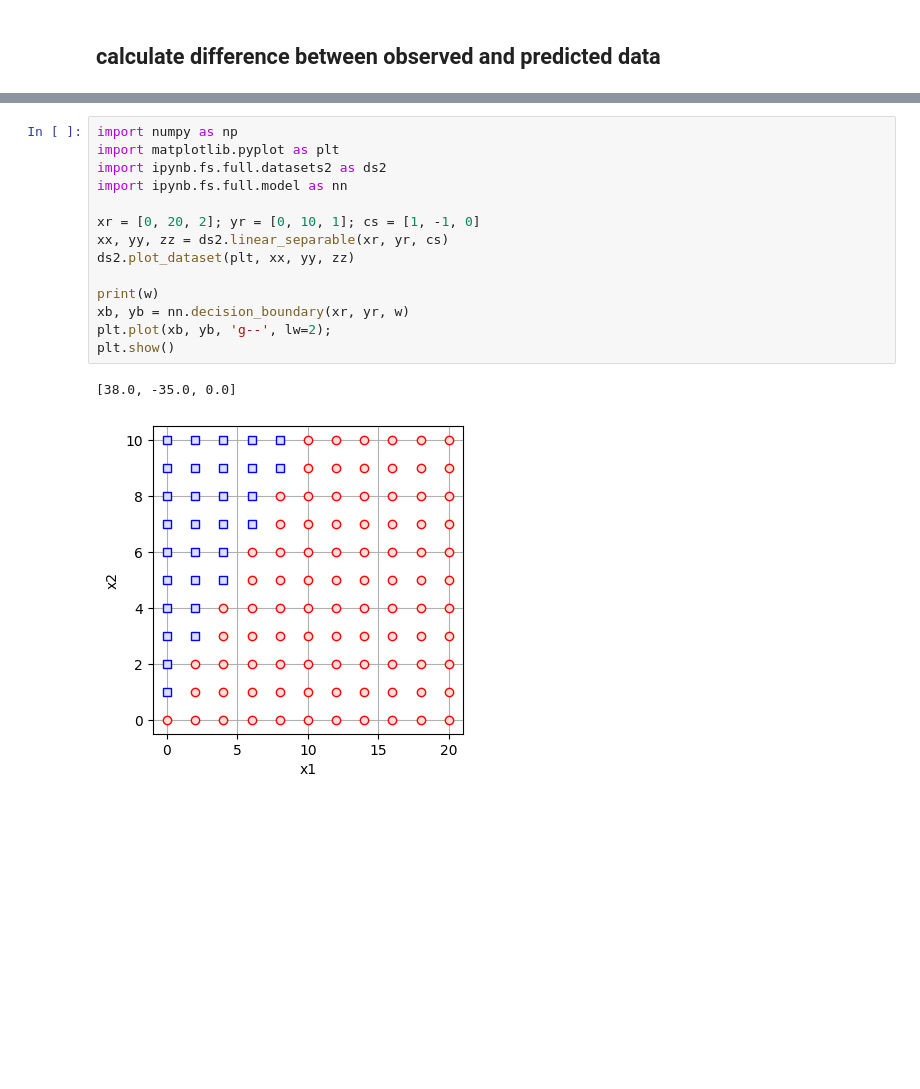
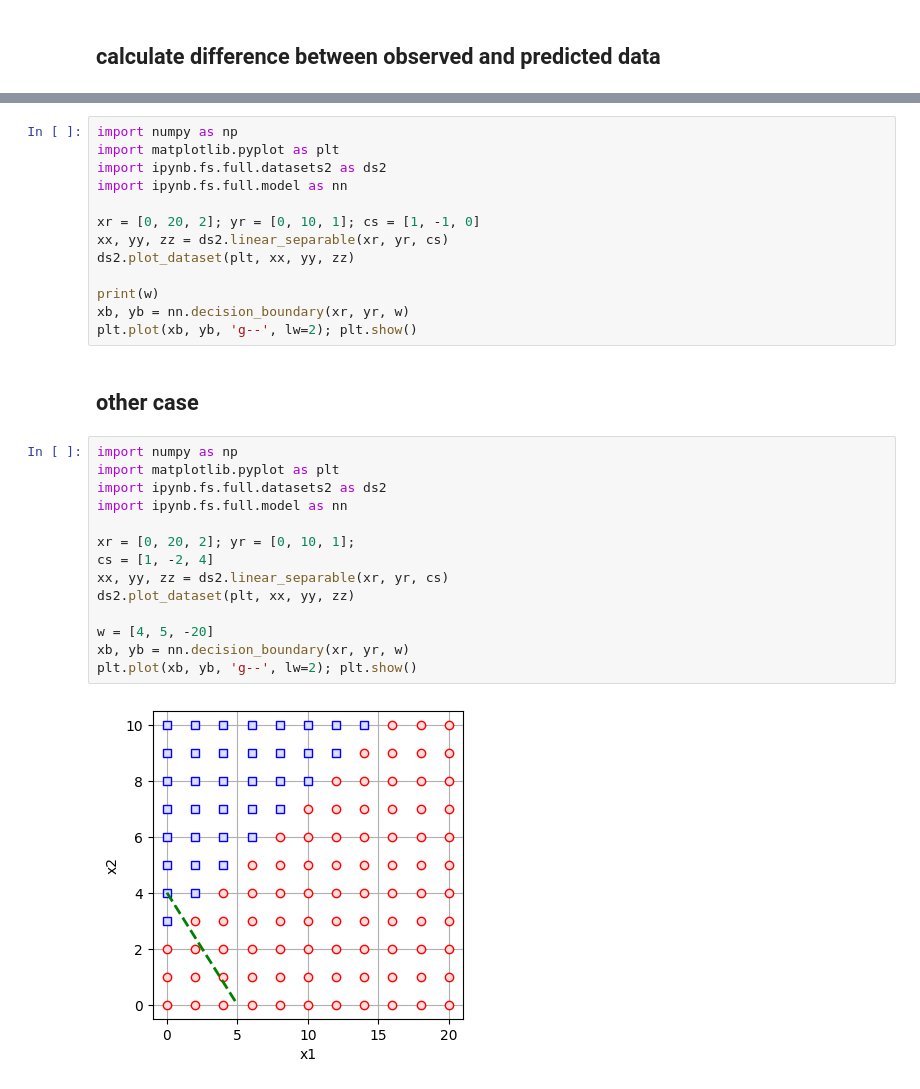
Before and after one commit to dudung/pasir, a Jupyter notebook: devels/perceptron/slp_learning.ipynb, the cells around one changed output, grey strips where cells are left out. Saved outputs shown, nothing was run; the diff lists cells and outputs as text; blank space fills up the shorter version.

```diff
--- a/devels/perceptron/slp_learning.ipynb
+++ b/devels/perceptron/slp_learning.ipynb
@@ -70,8 +59,22 @@ ds2.plot_dataset(plt, xx, yy, zz)
 
 print(w)
 xb, yb = nn.decision_boundary(xr, yr, w)
-plt.plot(xb, yb, 'g--', lw=2);
-plt.show()
+plt.plot(xb, yb, 'g--', lw=2); plt.show()
-# %% [output]
-[38.0, -35.0, 0.0]
-[figure, removed]
+# %% [markdown]
+## other case
+# %%
+import numpy as np
+import matplotlib.pyplot as plt
+import ipynb.fs.full.datasets2 as ds2
+import ipynb.fs.full.model as nn
+
+xr = [0, 20, 2]; yr = [0, 10, 1];
+cs = [1, -2, 4]
+xx, yy, zz = ds2.linear_separable(xr, yr, cs)
+ds2.plot_dataset(plt, xx, yy, zz)
+
+w = [4, 5, -20]
+xb, yb = nn.decision_boundary(xr, yr, w)
+plt.plot(xb, yb, 'g--', lw=2); plt.show()
+# %% [output]
+[figure, added]
```
Also changed, not shown: parts of 5 cells of this notebook, 1 other file.
